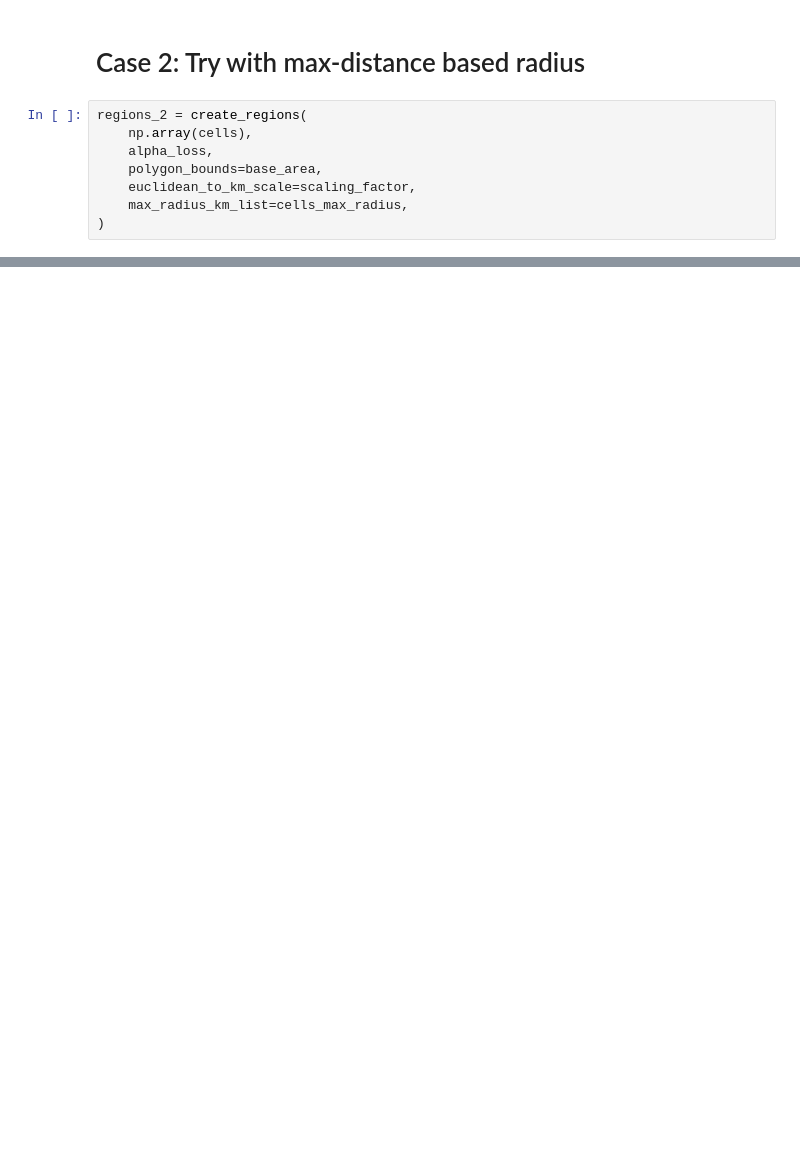
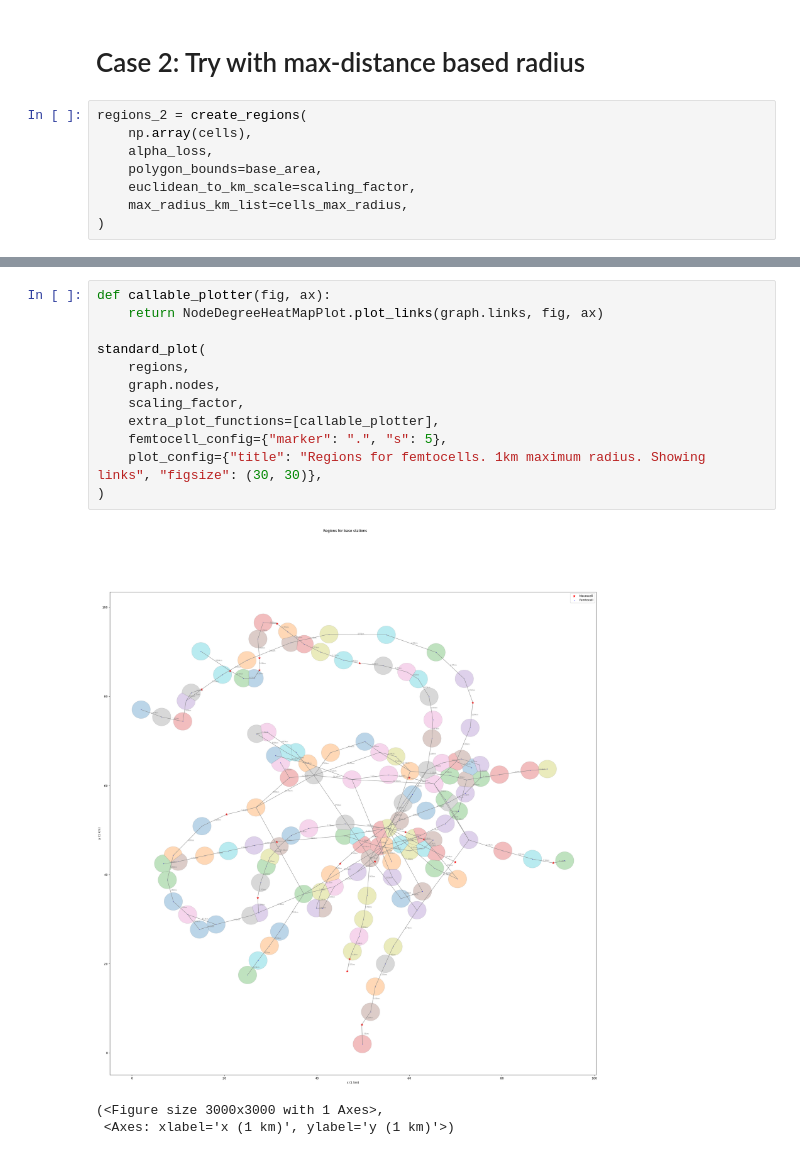
Before and after one commit to 6G-XTREME/PoF_Simulator, a Jupyter notebook: mocks/pruebas_mapa_cobertura/test-improved-radius.ipynb, the cells around one changed output, grey strips where cells are left out. Drawn from its saved outputs; the diff is of its cells as text; blank space fills up the shorter version.

```diff
--- a/mocks/pruebas_mapa_cobertura/test-improved-radius.ipynb
+++ b/mocks/pruebas_mapa_cobertura/test-improved-radius.ipynb
@@ -106,0 +110,16 @@ standard_plot(
+# %%
+def callable_plotter(fig, ax):
+    return NodeDegreeHeatMapPlot.plot_links(graph.links, fig, ax)
+
+standard_plot(
+    regions,
+    graph.nodes,
+    scaling_factor,
+    extra_plot_functions=[callable_plotter],
+    femtocell_config={"marker": ".", "s": 5},
+    plot_config={"title": "Regions for femtocells. 1km maximum radius. Showing links", "figsize": (30, 30)},
+)
+# %% [output]
+[figure, added]
+(<Figure size 3000x3000 with 1 Axes>,
+ <Axes: xlabel='x (1 km)', ylabel='y (1 km)'>)
```
Also changed, not shown: parts of 4 cells of this notebook, 3 other files.
